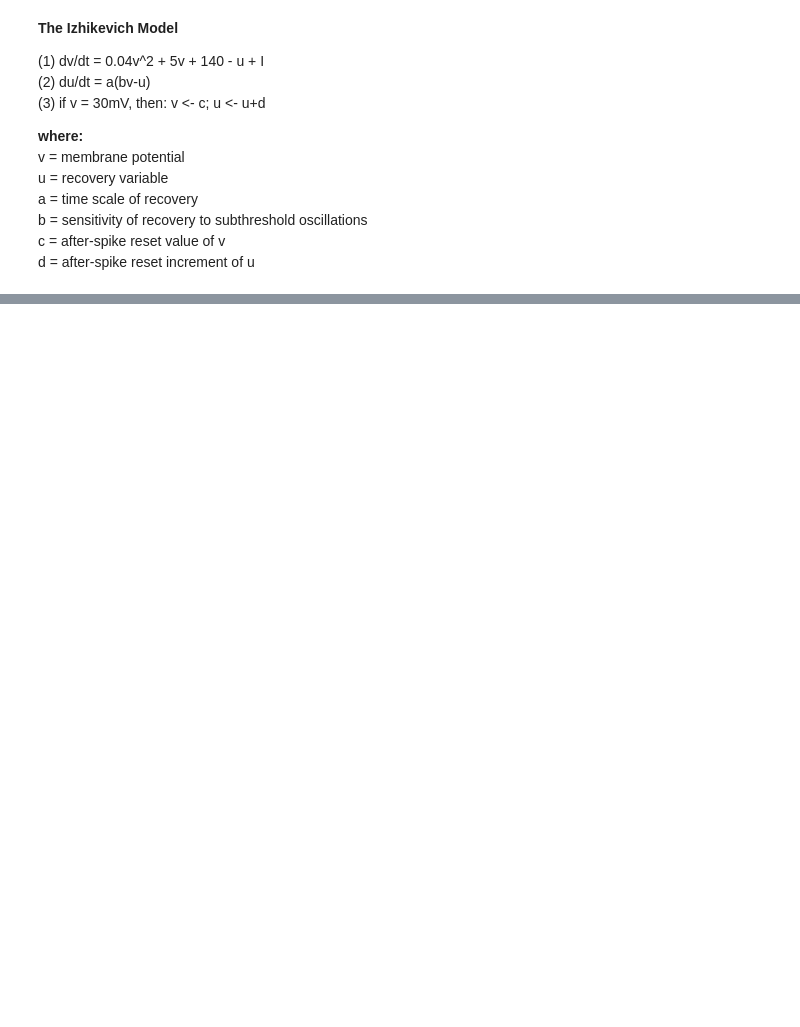
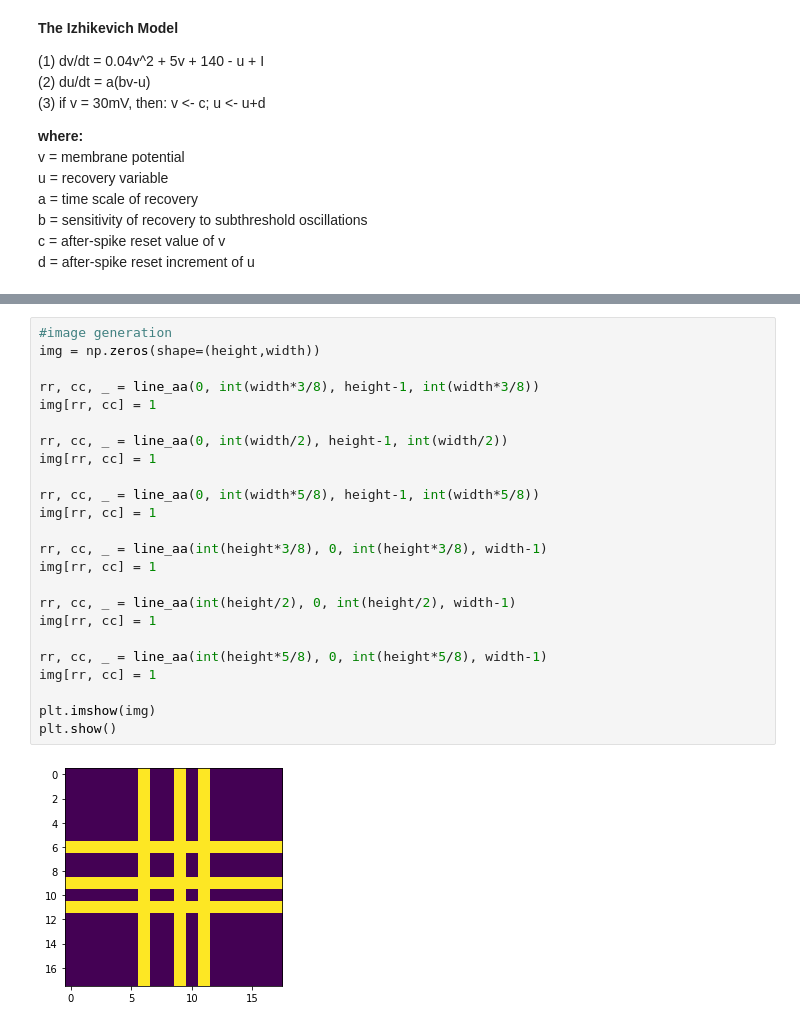
Before and after one commit to two-7182/synchrony, a Jupyter notebook: izhikevich_matlab.ipynb, the cells around one changed output, grey strips where cells are left out. Saved outputs shown, nothing was run; the diff lists cells and outputs as text; blank space fills up the shorter version.

```diff
--- a/izhikevich_matlab.ipynb
+++ b/izhikevich_matlab.ipynb
@@ -137,2 +186,28 @@ def simulate(a,b,c,d,v0,u0,length,verbose=True):
+# %%
+#image generation
+img = np.zeros(shape=(height,width))
+
+rr, cc, _ = line_aa(0, int(width*3/8), height-1, int(width*3/8))
+img[rr, cc] = 1
+
+rr, cc, _ = line_aa(0, int(width/2), height-1, int(width/2))
+img[rr, cc] = 1
+
+rr, cc, _ = line_aa(0, int(width*5/8), height-1, int(width*5/8))
+img[rr, cc] = 1
+
+rr, cc, _ = line_aa(int(height*3/8), 0, int(height*3/8), width-1)
+img[rr, cc] = 1
+
+rr, cc, _ = line_aa(int(height/2), 0, int(height/2), width-1)
+img[rr, cc] = 1
+
+rr, cc, _ = line_aa(int(height*5/8), 0, int(height*5/8), width-1)
+img[rr, cc] = 1
+
+plt.imshow(img)
+plt.show()
+# %% [output]
+[figure, added]
 # %%
 #image generation
```
Also changed, not shown: parts of 12 cells of this notebook.
